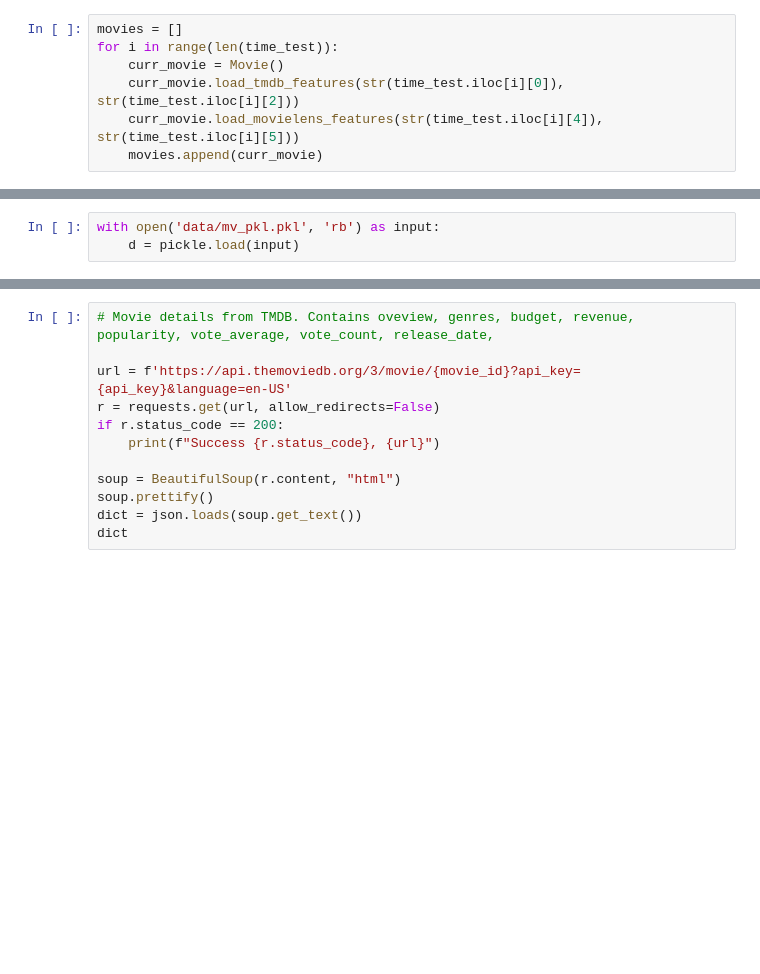
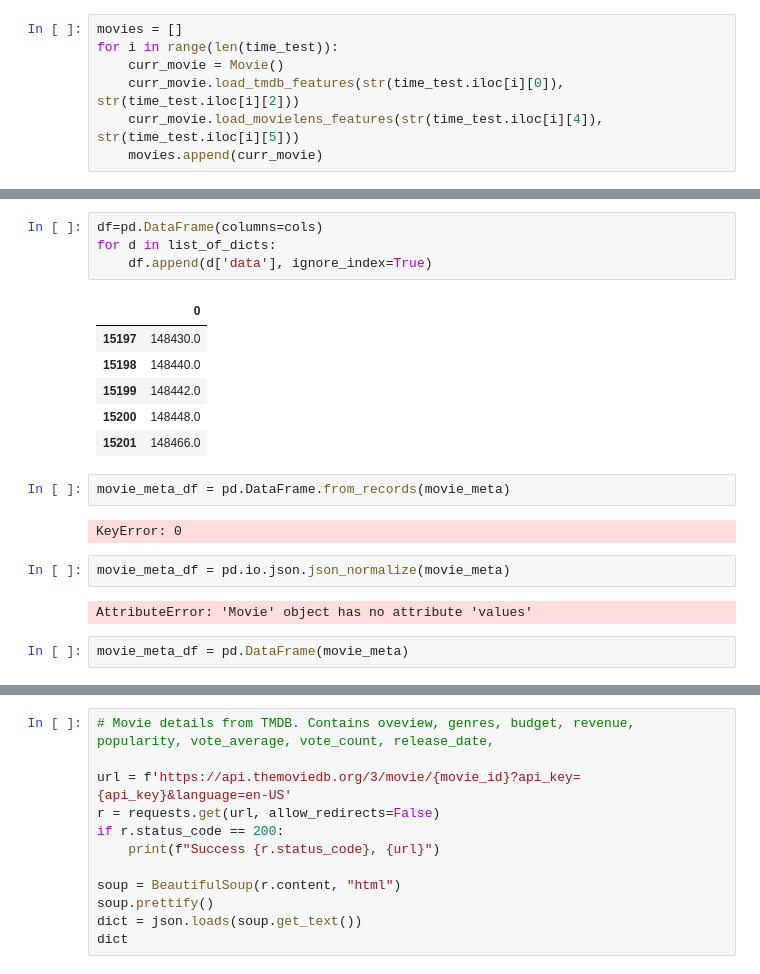
Before and after one commit to salvir1/a-better-recommender, a Jupyter notebook: movie-metadata-scraper.ipynb, the cells around one changed output, grey strips where cells are left out. Saved outputs shown, nothing was run; the diff lists cells and outputs as text; blank space fills up the shorter version.

```diff
--- a/movie-metadata-scraper.ipynb
+++ b/movie-metadata-scraper.ipynb
@@ -171,3 +190,0 @@ with open('data/mv_pkl.pkl','wb') as file:
-# %%
-with open('data/mv_pkl.pkl', 'rb') as input:
-    d = pickle.load(input)
@@ -177,0 +223,21 @@ d[4]['movielens_mean_rating']
+# %%
+df=pd.DataFrame(columns=cols)
+for d in list_of_dicts:
+    df.append(d['data'], ignore_index=True)
+# %% [output]
+|  | 0 |
+| 15197 | 148430.0 |
+| 15198 | 148440.0 |
+| 15199 | 148442.0 |
+| 15200 | 148448.0 |
+| 15201 | 148466.0 |
+# %%
+movie_meta_df = pd.DataFrame.from_records(movie_meta)
+# %% [output]
+KeyError: 0
+# %%
+movie_meta_df = pd.io.json.json_normalize(movie_meta)
+# %% [output]
+AttributeError: 'Movie' object has no attribute 'values'
+# %%
+movie_meta_df = pd.DataFrame(movie_meta)
```
Also changed, not shown: parts of 13 cells of this notebook, 48 other files.
